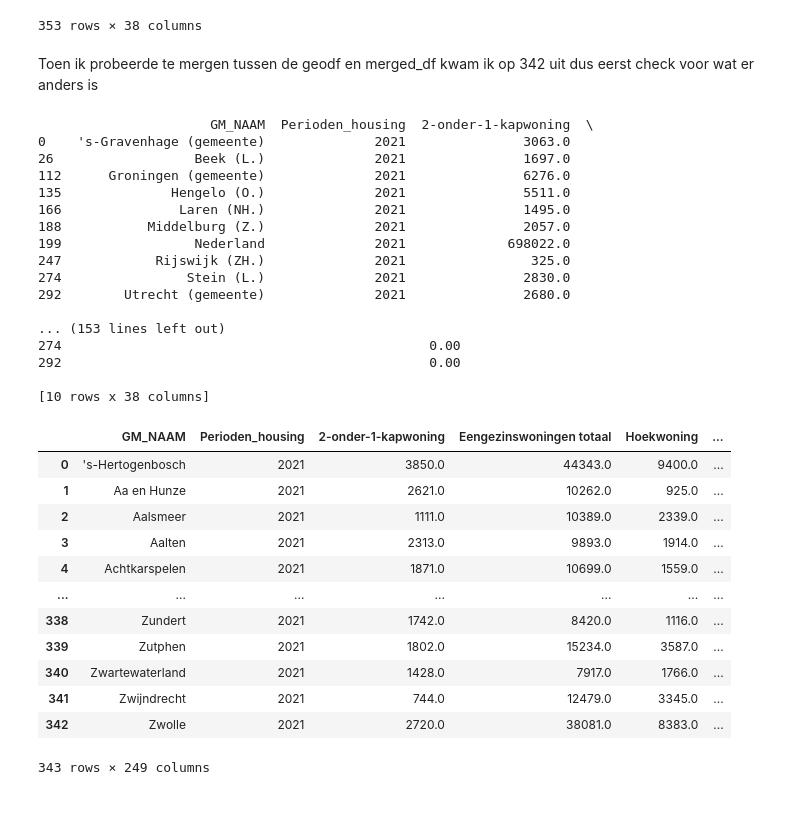
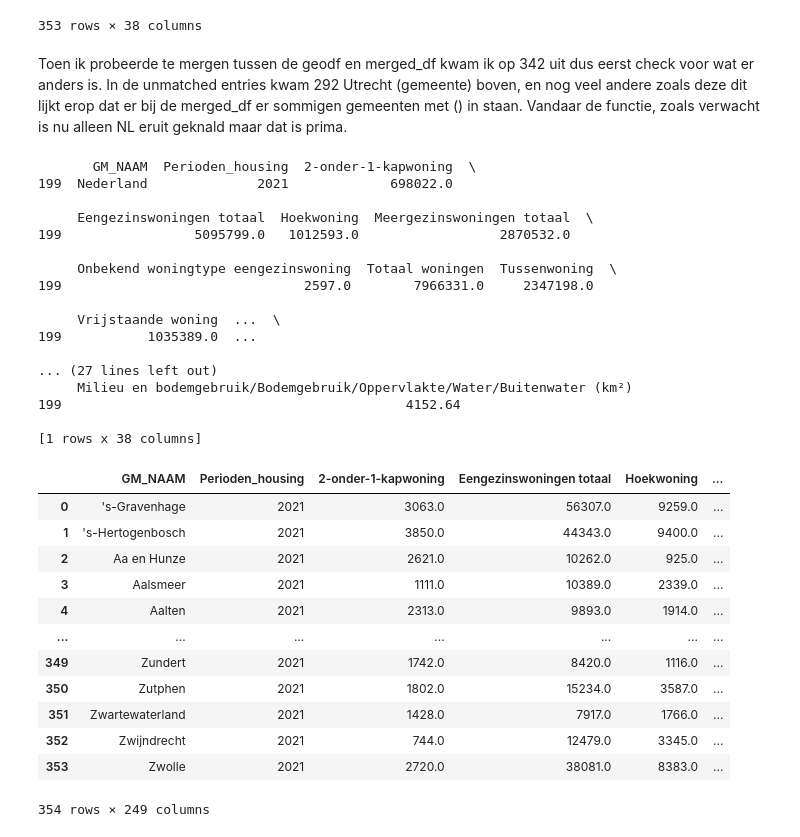
Before and after one commit to juliusj03/Spatial-data-science-solar, a Jupyter notebook: solar.ipynb, the cells around one changed output. Drawn from its saved outputs; the diff is of its cells as text; code cells hidden in the pictures; blank space fills up the shorter version.

```diff
--- a/solar.ipynb
+++ b/solar.ipynb
@@ -293,54 +299,60 @@ display(merged_df)
 | 352 | Zwolle | 2021 | 2720.0 | 38081.0 | 8383.0 | ... |
 353 rows × 38 columns
 # %% [markdown]
-Toen ik probeerde te mergen tussen de geodf en merged_df kwam ik op 342 uit dus eerst check voor wat er anders is
+Toen ik probeerde te mergen tussen de geodf en merged_df kwam ik op 342 uit dus eerst check voor wat er anders is. In de unmatched entries kwam 292        Utrecht (gemeente)    boven, en nog veel andere zoals deze dit lijkt erop dat er bij de merged_df er sommigen gemeenten met () in staan. Vandaar de functie, zoals verwacht is nu alleen NL eruit geknald maar dat is prima.
 # %%
+# Hernoem de GM kolom voor mergen
+merged_df = merged_df.rename(columns={"Regio's":'GM_NAAM'})
+
+
 # Function to strip descriptors in parentheses
 def strip_parentheses(name):
     return re.sub(r"\s*\(.*?\)", "", name).strip()
 
 # Apply the function to strip descriptors in both DataFrames
 merged_df["GM_NAAM"] = merged_df["GM_NAAM"].astype(str).apply(strip_parentheses)
 gdf_municipalities_merged["GM_NAAM"] = gdf_municipalities_merged["GM_NAAM"].astype(str).apply(strip_parentheses)
 
 # Find unmatched entries after cleaning
 unmatched_entries = merged_df[~merged_df["GM_NAAM"].isin(gdf_municipalities_merged["GM_NAAM"])]
 print(unmatched_entries)
 
 # Perform the merge after cleaning
 merged_df = merged_df.merge(
     gdf_municipalities_merged,
     on="GM_NAAM",
     how="inner"  # Ensures only matching rows are retained
 )
+
+display(merged_df)
 # %% [output]
-                      GM_NAAM  Perioden_housing  2-onder-1-kapwoning  \
-0    's-Gravenhage (gemeente)              2021               3063.0
-26                  Beek (L.)              2021               1697.0
-112      Groningen (gemeente)              2021               6276.0
-135              Hengelo (O.)              2021               5511.0
-166               Laren (NH.)              2021               1495.0
-188           Middelburg (Z.)              2021               2057.0
-199                 Nederland              2021             698022.0
-247            Rijswijk (ZH.)              2021                325.0
-274                Stein (L.)              2021               2830.0
-292        Utrecht (gemeente)              2021               2680.0
+       GM_NAAM  Perioden_housing  2-onder-1-kapwoning  \
+199  Nederland              2021             698022.0
 
-... (153 lines left out)
-274                                               0.00
-292                                               0.00
+     Eengezinswoningen totaal  Hoekwoning  Meergezinswoningen totaal  \
+199                 5095799.0   1012593.0                  2870532.0
 
-[10 rows x 38 columns]
+     Onbekend woningtype eengezinswoning  Totaal woningen  Tussenwoning  \
+199                               2597.0        7966331.0     2347198.0
+
+     Vrijstaande woning  ...  \
+199           1035389.0  ...
+
+... (27 lines left out)
+     Milieu en bodemgebruik/Bodemgebruik/Oppervlakte/Water/Buitenwater (km²)
+199                                            4152.64
+
+[1 rows x 38 columns]
 |  | GM_NAAM | Perioden_housing | 2-onder-1-kapwoning | Eengezinswoningen totaal | Hoekwoning | ... |
-| 0 | 's-Hertogenbosch | 2021 | 3850.0 | 44343.0 | 9400.0 | ... |
-| 1 | Aa en Hunze | 2021 | 2621.0 | 10262.0 | 925.0 | ... |
-| 2 | Aalsmeer | 2021 | 1111.0 | 10389.0 | 2339.0 | ... |
-| 3 | Aalten | 2021 | 2313.0 | 9893.0 | 1914.0 | ... |
-| 4 | Achtkarspelen | 2021 | 1871.0 | 10699.0 | 1559.0 | ... |
+| 0 | 's-Gravenhage | 2021 | 3063.0 | 56307.0 | 9259.0 | ... |
+| 1 | 's-Hertogenbosch | 2021 | 3850.0 | 44343.0 | 9400.0 | ... |
+| 2 | Aa en Hunze | 2021 | 2621.0 | 10262.0 | 925.0 | ... |
+| 3 | Aalsmeer | 2021 | 1111.0 | 10389.0 | 2339.0 | ... |
+| 4 | Aalten | 2021 | 2313.0 | 9893.0 | 1914.0 | ... |
 | ... | ... | ... | ... | ... | ... | ... |
-| 338 | Zundert | 2021 | 1742.0 | 8420.0 | 1116.0 | ... |
-| 339 | Zutphen | 2021 | 1802.0 | 15234.0 | 3587.0 | ... |
-| 340 | Zwartewaterland | 2021 | 1428.0 | 7917.0 | 1766.0 | ... |
-| 341 | Zwijndrecht | 2021 | 744.0 | 12479.0 | 3345.0 | ... |
-| 342 | Zwolle | 2021 | 2720.0 | 38081.0 | 8383.0 | ... |
+| 349 | Zundert | 2021 | 1742.0 | 8420.0 | 1116.0 | ... |
+| 350 | Zutphen | 2021 | 1802.0 | 15234.0 | 3587.0 | ... |
+| 351 | Zwartewaterland | 2021 | 1428.0 | 7917.0 | 1766.0 | ... |
+| 352 | Zwijndrecht | 2021 | 744.0 | 12479.0 | 3345.0 | ... |
+| 353 | Zwolle | 2021 | 2720.0 | 38081.0 | 8383.0 | ... |
-343 rows × 249 columns
+354 rows × 249 columns
```
Also changed, not shown: parts of 4 cells of this notebook.
